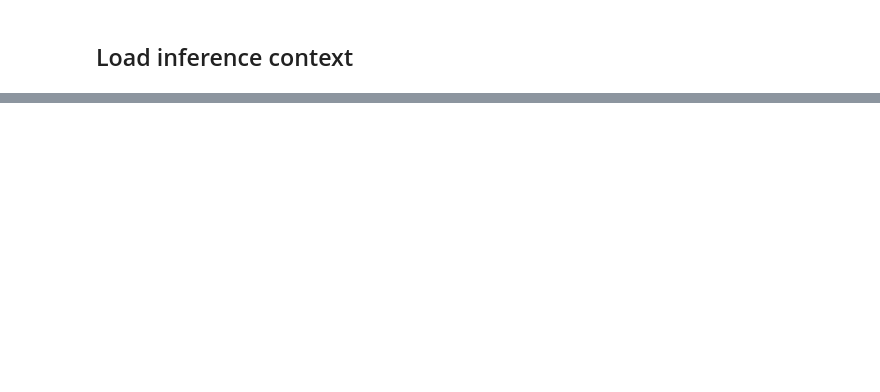
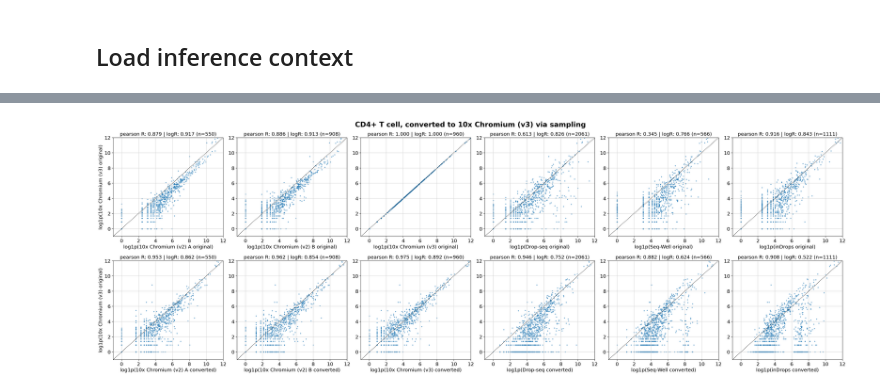
Before and after one commit to cellarium-ai/cellarium-ml, a Jupyter notebook: notebooks/assay_conversion/01_assay_conversion.ipynb, the cells around one changed output, grey strips where cells are left out. Drawn from its saved outputs; the diff is of its cells as text; code cells hidden in the pictures; blank space fills up the shorter version.

```diff
--- a/notebooks/assay_conversion/01_assay_conversion.ipynb
+++ b/notebooks/assay_conversion/01_assay_conversion.ipynb
@@ -199 +286,72 @@ adata_fixed_genes_means = adata_fixed_genes_means[~skipped_row]
+# %%
+# Select cell type
+ct_original = adata_fixed_genes_original[adata_fixed_genes_original.obs.CellType == cell_type]
+ct_converted = adata_fixed_genes_converted[adata_fixed_genes_converted.obs.CellType == cell_type]
+ct_converted_means = adata_fixed_genes_means[adata_fixed_genes_means.obs.CellType == cell_type]
+
+# Include target assay in the comparison
+assays_to_compare = original_methods  # Now includes `target_assay`
+
+# Prepare plot grid
+num_assays = len(assays_to_compare)
+fig, axes = plt.subplots(2, num_assays, figsize=(5 * num_assays, 10))
+
+for idx, assay in enumerate(assays_to_compare):
+    cell_count = (ct_original.obs.Method == assay).sum()
+    assay_idx = ct_original.obs.Method == assay
+    target_assay_idx = ct_original.obs.Method == target_assay
+
+    a1_X_g = np.array(orig_raw[assay_idx].sum(0)).squeeze()
+    a2_X_g = np.array(orig_raw[target_assay_idx].sum(0)).squeeze()
+    a3_X_g = np.array(converted_raw[assay_idx].sum(0)).squeeze()
+
+    # Extract and normalize counts
+    # a1_X_g = np.array(ct_original[ct_original.obs.Method == assay].X.sum(0)).squeeze()
+    # a2_X_g = np.array(ct_original[ct_original.obs.Method == target_assay].X.sum(0)).squeeze()
+    # a3_X_g = np.array(ct_converted[ct_converted.obs.Method == assay].X.sum(0)).squeeze()
+
+    a1_X_g = a1_X_g / np.sum(a1_X_g) * 1e6  # Normalize to TPM
+    a2_X_g = a2_X_g / np.sum(a2_X_g) * 1e6
+    a3_X_g = a3_X_g / np.sum(a3_X_g) * 1e6
+
+    # Apply log1p transformation
+    log_a1_X_g = np.log1p(a1_X_g)
+    log_a2_X_g = np.log1p(a2_X_g)
+    log_a3_X_g = np.log1p(a3_X_g)
+
+    # Compute Pearson correlations
+    r_linear_orig, _ = pearsonr(a1_X_g, a2_X_g)
+    r_log_orig, _ = pearsonr(log_a1_X_g, log_a2_X_g)
+
+    r_linear_conv, _ = pearsonr(a3_X_g, a2_X_g)
+    r_log_conv, _ = pearsonr(log_a3_X_g, log_a2_X_g)
+
+    # Top row: Original assay vs. Target assay (Original) in log space
+    ax = axes[0, idx]
+    ax.scatter(log_a1_X_g, log_a2_X_g, alpha=0.5, s=5)
+    ax.set_title(f"pearson R: {r_linear_orig:.3f} | logR: {r_log_orig:.3f} (n={cell_count})")
+    ax.set_xlabel(f"log1p({assay} original)")
+    ax.axline((0, 0), slope=1, linestyle=':', c='black')
+    if idx == 0:
+        ax.set_ylabel(f"log1p({target_assay} original)")
+
+    # Bottom row: Converted assay vs. Target assay (Original) in log space
+    ax = axes[1, idx]
+    ax.scatter(log_a3_X_g, log_a2_X_g, alpha=0.5, s=5)
+    ax.set_title(f"pearson R: {r_linear_conv:.3f} | logR: {r_log_conv:.3f} (n={cell_count})")
+    ax.set_xlabel(f"log1p({assay} converted)")
+    ax.axline((0, 0), slope=1, linestyle=':', c='black')
+    if idx == 0:
+        ax.set_ylabel(f"log1p({target_assay} original)")
+
+for ax in axes.flat:
+    ax.set_xlim(-1, 12)
+    ax.set_ylim(-1, 12)
+
+plt.tight_layout()
+plt.suptitle(f"{cell_type}, converted to {target_assay} via sampling", fontsize=20, fontweight='bold', y=1.02)
+
+plt.show()
+# %% [output]
+[figure, added]
 # %%
```
Also changed, not shown: parts of 12 cells of this notebook, 4 other files.
